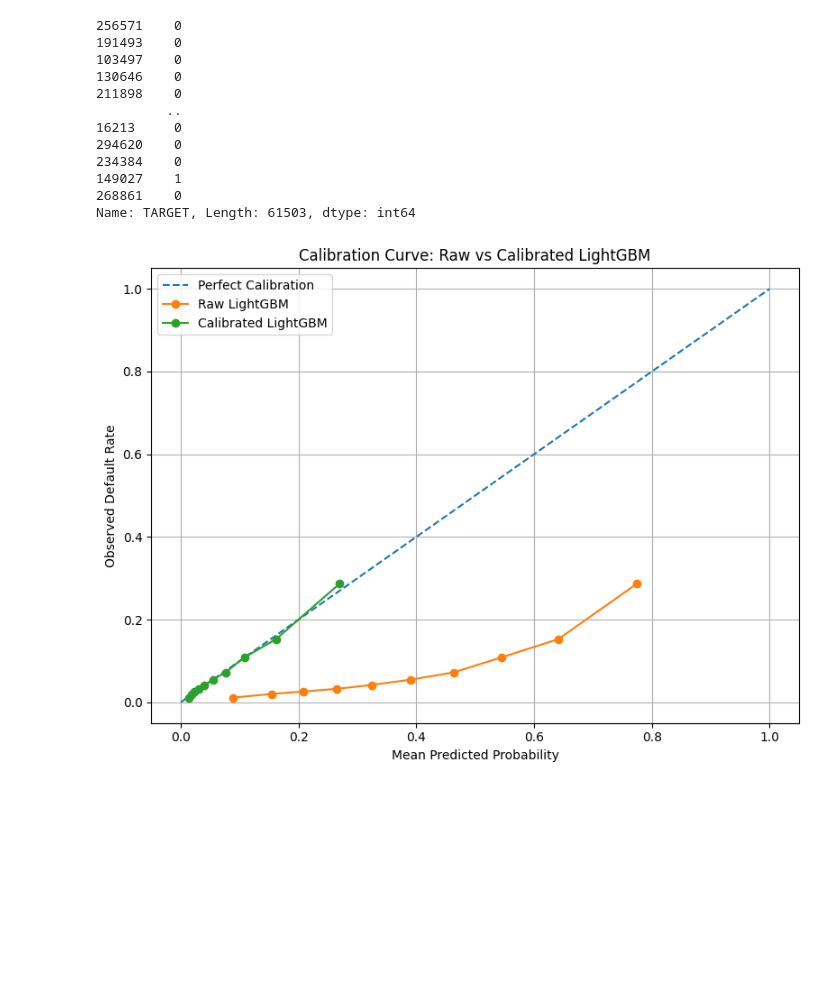
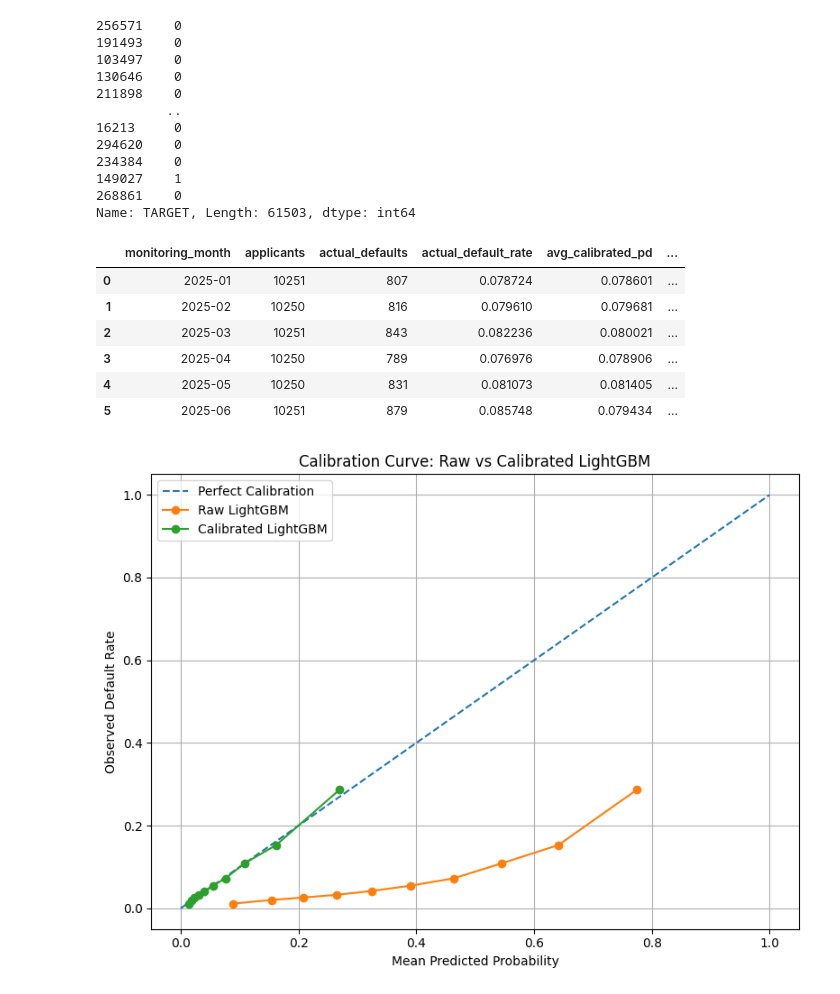
Before and after one commit to pegasus019/credit-risk-platform, a Jupyter notebook: 01_eda.ipynb, the cells around one changed output. Drawn from its saved outputs; the diff is of its cells as text; code cells hidden in the pictures; blank space fills up the shorter version.

```diff
--- a/01_eda.ipynb
+++ b/01_eda.ipynb
@@ -1043,6 +1043,25 @@ calibrated_results["expected_loss"] = (
     calibrated_results["loss_given_default"] *
     calibrated_results["exposure_at_default"]
 )
+
+monitoring_df = calibrated_results.copy()
+
+monitoring_df = monitoring_df.reset_index(drop=True)
+
+monitoring_df["monitoring_month"] = pd.qcut(
+    monitoring_df.index,
+    q=6,
+    labels=[
+        "2025-01",
+        "2025-02",
+        "2025-03",
+        "2025-04",
+        "2025-05",
+        "2025-06"
+    ]
+)
+
+monitoring_df.head()
 
 dashboard_cols = [
     "SK_ID_CURR",
@@ -1105,6 +1124,31 @@ y_test
 149027    1
 268861    0
 Name: TARGET, Length: 61503, dtype: int64
+# %%
+monthly_monitoring = (
+    monitoring_df
+    .groupby("monitoring_month")
+    .agg(
+        applicants=("SK_ID_CURR", "count"),
+        actual_defaults=("actual_default", "sum"),
+        actual_default_rate=("actual_default", "mean"),
+        avg_calibrated_pd=("calibrated_pd", "mean"),
+        avg_expected_loss=("expected_loss", "mean"),
+        total_expected_loss=("expected_loss", "sum"),
+        avg_credit=("AMT_CREDIT", "mean")
+    )
+    .reset_index()
+)
+
+monthly_monitoring
+# %% [output]
+|  | monitoring_month | applicants | actual_defaults | actual_default_rate | avg_calibrated_pd | ... |
+| 0 | 2025-01 | 10251 | 807 | 0.078724 | 0.078601 | ... |
+| 1 | 2025-02 | 10250 | 816 | 0.079610 | 0.079681 | ... |
+| 2 | 2025-03 | 10251 | 843 | 0.082236 | 0.080021 | ... |
+| 3 | 2025-04 | 10250 | 789 | 0.076976 | 0.078906 | ... |
+| 4 | 2025-05 | 10250 | 831 | 0.081073 | 0.081405 | ... |
+| 5 | 2025-06 | 10251 | 879 | 0.085748 | 0.079434 | ... |
 # %%
 import os
 import matplotlib.pyplot as plt
```
